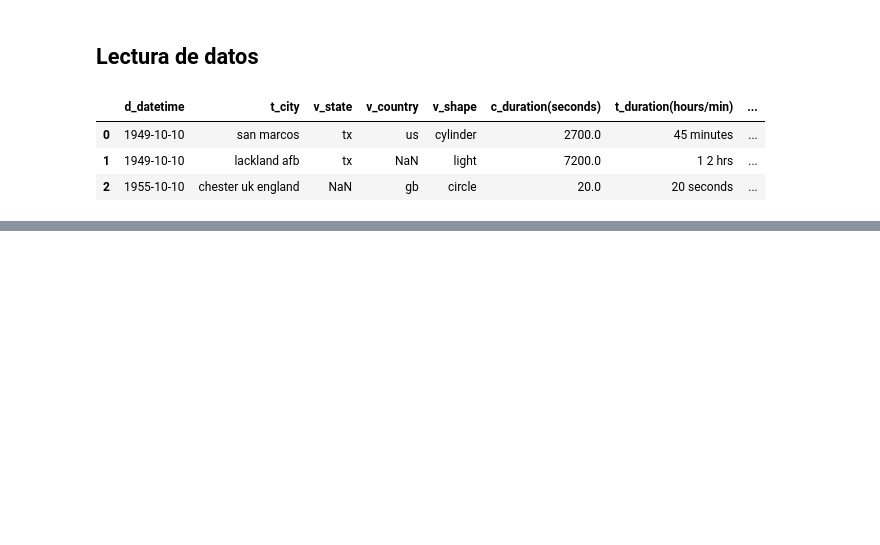
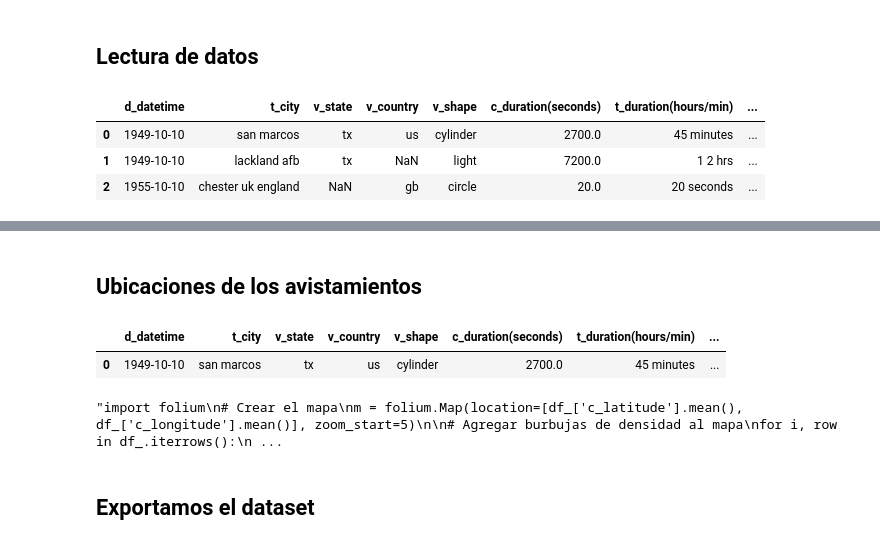
Before and after one commit to JuanCarlosHM98/ufo_project, a Jupyter notebook: src/eda.ipynb, the cells around one changed output, grey strips where cells are left out. Saved outputs shown, nothing was run; the diff lists cells and outputs as text; code cells hidden in the pictures; blank space fills up the shorter version.

Commit message:
Realizamos el EDA, ademas exportamos el df (df_eda) obtenido durante el EDA

```diff
--- a/src/eda.ipynb
+++ b/src/eda.ipynb
@@ -49,0 +230,7 @@ df.head(3)
+# %% [markdown]
+## Ubicaciones de los avistamientos
+# %%
+df.head(1)
+# %% [output]
+|  | d_datetime | t_city | v_state | v_country | v_shape | c_duration(seconds) | t_duration(hours/min) | ... |
+| 0 | 1949-10-10 | san marcos | tx | us | cylinder | 2700.0 | 45 minutes | ... |
@@ -49,0 +241,19 @@ df.head(3)
+# %%
+'''import folium
+# Crear el mapa
+m = folium.Map(location=[df_['c_latitude'].mean(), df_['c_longitude'].mean()], zoom_start=5)
+
+# Agregar burbujas de densidad al mapa
+for i, row in df_.iterrows():
+    folium.CircleMarker(location=[row['c_latitude'], row['c_longitude']],
+                        radius=10,
+                        color='blue',
+                        fill=True,
+                        fill_color='blue').add_to(m)
+
+# Mostrar el mapa
+m'''
+# %% [output]
+"import folium\n# Crear el mapa\nm = folium.Map(location=[df_['c_latitude'].mean(), df_['c_longitude'].mean()], zoom_start=5)\n\n# Agregar burbujas de densidad al mapa\nfor i, row in df_.iterrows():\n ...
+# %% [markdown]
+## Exportamos el dataset
```
Also changed, not shown: parts of 20 cells of this notebook, 1 other file.
